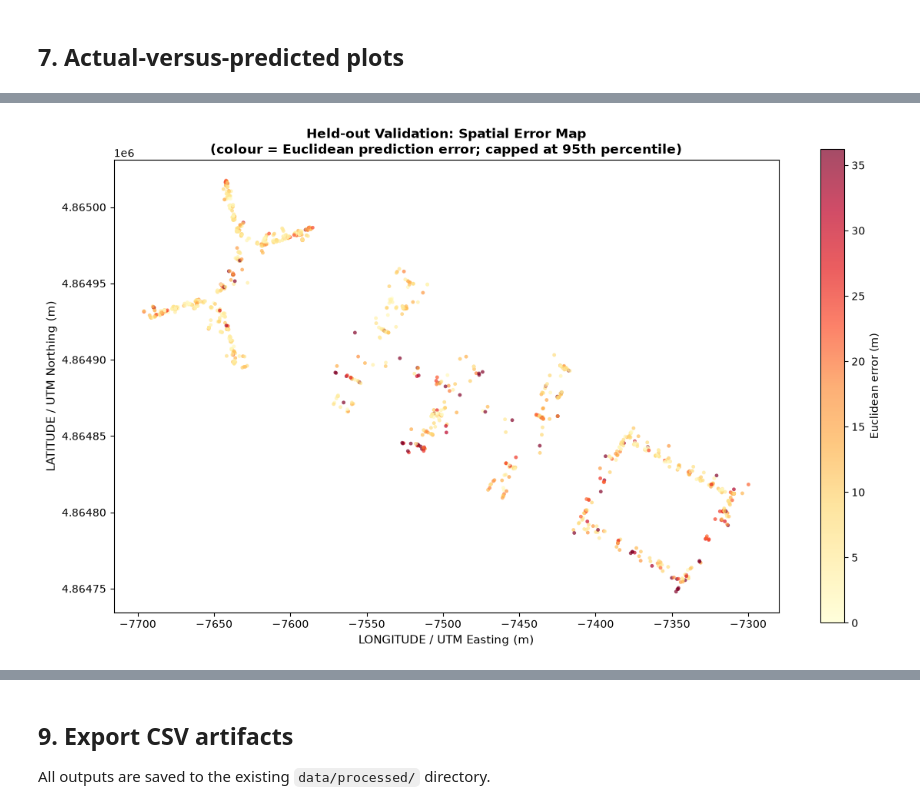
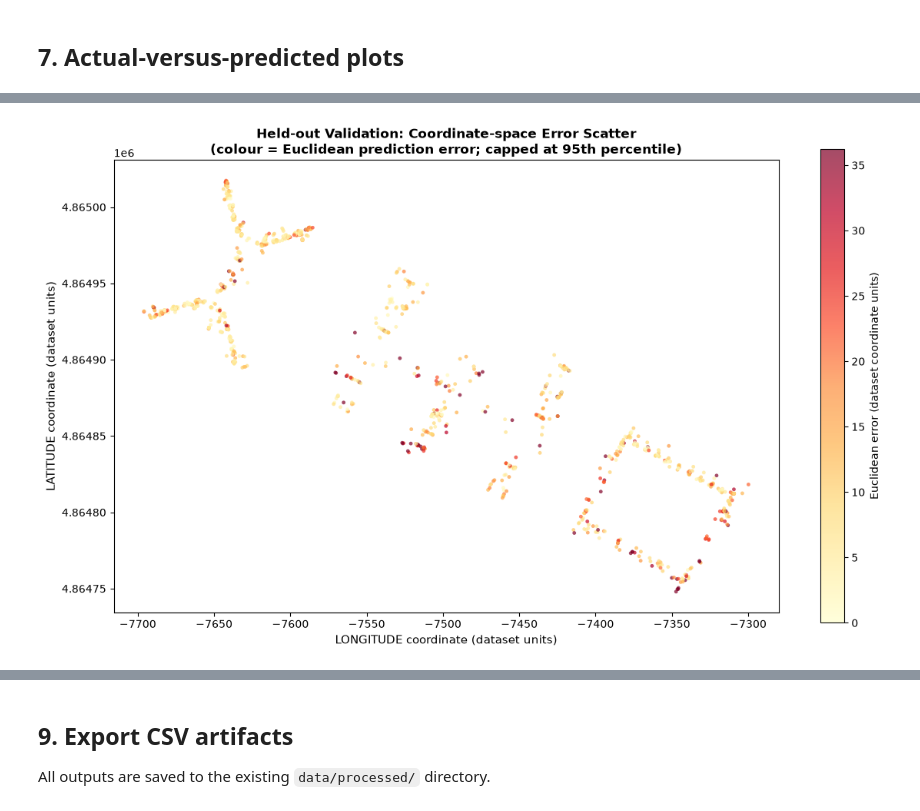
Before and after one commit to krishiv274/Signal2Space, a Jupyter notebook: Machine Learning Pipeline/ML_04_coordinate_regression.ipynb, the cells around one changed output, grey strips where cells are left out. Saved outputs shown, nothing was run; the diff lists cells and outputs as text; code cells hidden in the pictures.

```diff
--- a/Machine Learning Pipeline/ML_04_coordinate_regression.ipynb
+++ b/Machine Learning Pipeline/ML_04_coordinate_regression.ipynb
@@ -237,11 +222,11 @@ def compute_metrics(y_true, y_pred, target_names=TARGET_COLUMNS):
     Returns
     -------
     dict with keys:
-      - 'mae_<col>' : Mean Absolute Error for each target column (metres)
-      - 'mean_euclidean_error' : Mean of sqrt((Δlon)² + (Δlat)²)  (metres)
-      - 'median_euclidean_error' : Median Euclidean distance (metres)
-      - 'p75_euclidean_error' : 75th percentile Euclidean distance (metres)
-      - 'p95_euclidean_error' : 95th percentile Euclidean distance (metres)
+      - 'mae_<col>' : Mean Absolute Error for each target column (dataset coordinate units)
+      - 'mean_euclidean_error' : Mean of sqrt((Δlon)² + (Δlat)²)  (dataset coordinate units)
+      - 'median_euclidean_error' : Median Euclidean distance (dataset coordinate units)
+      - 'p75_euclidean_error' : 75th percentile Euclidean distance (dataset coordinate units)
+      - 'p95_euclidean_error' : 95th percentile Euclidean distance (dataset coordinate units)
     """
     result = {}
     for i, col in enumerate(target_names):
@@ -259,7 +244,7 @@ baseline_metrics = compute_metrics(y_ival, y_ival_pred_base)
 print("\nBaseline — Internal Validation Metrics")
 print("="*50)
 for k, v in baseline_metrics.items():
-    print(f"  {k:30s}: {v:10.4f} m")
+    print(f"  {k:30s}: {v:10.4f} dataset coordinate units")
 # %% [output]
 Baseline Random Forest fitted.
 
@@ -321,7 +308,7 @@ for i, params in enumerate(PARAM_GRID):
           f"depth={str(params['max_depth']):>4s}  "
           f"leaf={params['min_samples_leaf']}  "
           f"max_feat={str(params['max_features']):>4s}  "
-          f"→ mean_euclid={metrics['mean_euclidean_error']:.2f} m")
+          f"→ mean_euclid={metrics['mean_euclidean_error']:.2f} coordinate units")
 
 tuning_df = pd.DataFrame(tuning_results)
 tuning_df = tuning_df.sort_values("mean_euclidean_error").reset_index(drop=True)
@@ -498,31 +499,31 @@ Two plots:
 # %%
-# ── 8a. Spatial error map (actual positions coloured by error) ────────
+# ── 8a. Coordinate-space error scatter (actual positions coloured by error) ────────
 
 euclidean_errors = np.sqrt(np.sum((y_heldout - y_heldout_pred) ** 2, axis=1))
 
 fig, ax = plt.subplots(figsize=(12, 8))
 sc = ax.scatter(
-    y_heldout[:, 0],   # LONGITUDE (Easting)
-    y_heldout[:, 1],   # LATITUDE  (Northing)
+    y_heldout[:, 0],   # LONGITUDE coordinate
+    y_heldout[:, 1],   # LATITUDE coordinate
     c=euclidean_errors,
     cmap="YlOrRd",
     s=12,
     alpha=0.7,
     edgecolors="none",
     vmin=0,
     vmax=np.percentile(euclidean_errors, 95),
 )
-cbar = fig.colorbar(sc, ax=ax, shrink=0.8, label="Euclidean error (m)")
-ax.set_xlabel("LONGITUDE / UTM Easting (m)", fontsize=11)
-ax.set_ylabel("LATITUDE / UTM Northing (m)", fontsize=11)
-ax.set_title("Held-out Validation: Spatial Error Map\n"
+cbar = fig.colorbar(sc, ax=ax, shrink=0.8, label="Euclidean error (dataset coordinate units)")
+ax.set_xlabel("LONGITUDE coordinate (dataset units)", fontsize=11)
+ax.set_ylabel("LATITUDE coordinate (dataset units)", fontsize=11)
+ax.set_title("Held-out Validation: Coordinate-space Error Scatter\n"
              "(colour = Euclidean prediction error; capped at 95th percentile)",
              fontsize=12, fontweight="bold")
 ax.set_aspect("equal", adjustable="box")
 fig.tight_layout()
 plt.show()
 # %% [output]
-[figure, old version]
+[figure, new version]
 # %%
 # ── 8b. Displacement segments (actual → predicted) ────────────────────
 
```
Also changed, not shown: parts of 19 cells of this notebook, 4 other files.
